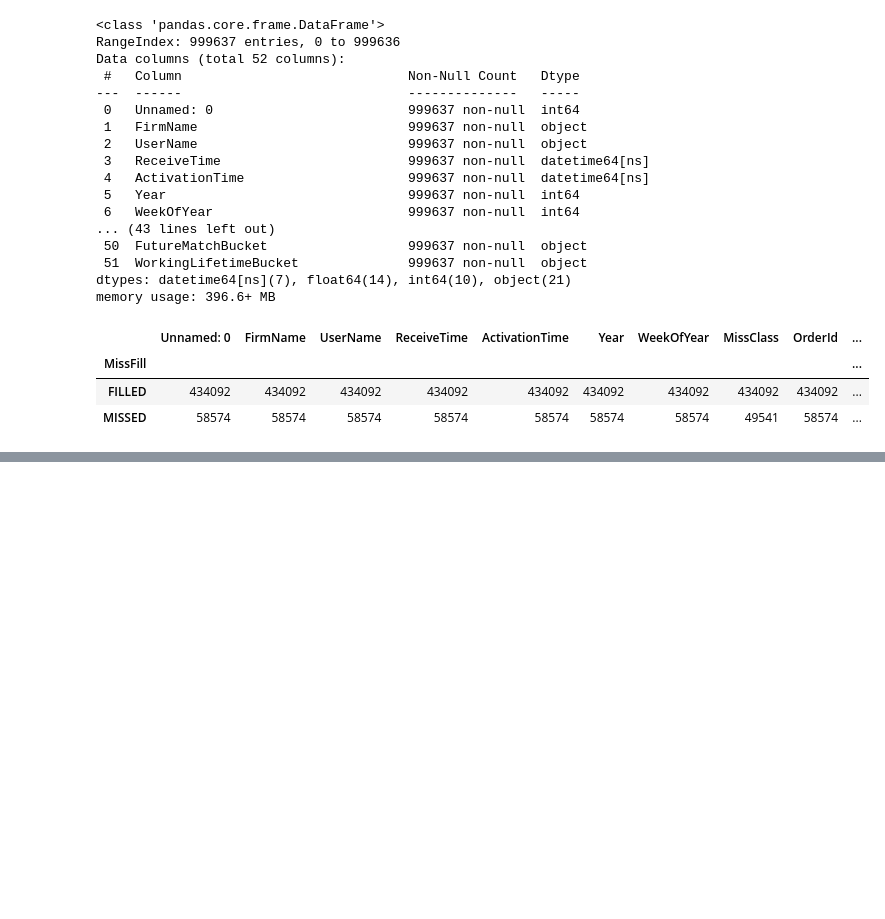
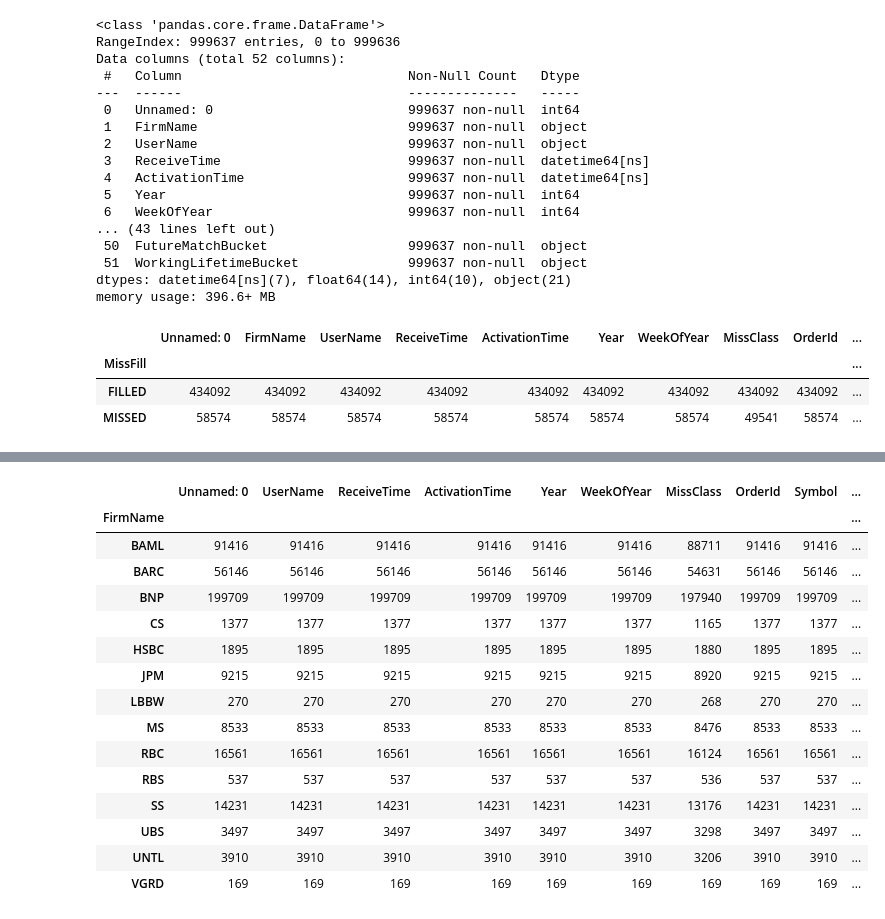
Before and after one commit to denisdunn/curex_group, a Jupyter notebook: denis_fill_miss.ipynb, the cells around one changed output, grey strips where cells are left out. Saved outputs shown, nothing was run; the diff lists cells and outputs as text; code cells hidden in the pictures; blank space fills up the shorter version.

```diff
--- a/denis_fill_miss.ipynb
+++ b/denis_fill_miss.ipynb
@@ -1273,0 +1373,19 @@ df[df['AggressivePassive']=='AGGRESSIVE'].groupby('MissFill').count()
+# %%
+df[df['OrderPlacementPosition']=='MATCH'].groupby('FirmName').count()
+# %% [output]
+|  | Unnamed: 0 | UserName | ReceiveTime | ActivationTime | Year | WeekOfYear | MissClass | OrderId | Symbol | ... |
+| FirmName |  |  |  |  |  |  |  |  |  | ... |
+| BAML | 91416 | 91416 | 91416 | 91416 | 91416 | 91416 | 88711 | 91416 | 91416 | ... |
+| BARC | 56146 | 56146 | 56146 | 56146 | 56146 | 56146 | 54631 | 56146 | 56146 | ... |
+| BNP | 199709 | 199709 | 199709 | 199709 | 199709 | 199709 | 197940 | 199709 | 199709 | ... |
+| CS | 1377 | 1377 | 1377 | 1377 | 1377 | 1377 | 1165 | 1377 | 1377 | ... |
+| HSBC | 1895 | 1895 | 1895 | 1895 | 1895 | 1895 | 1880 | 1895 | 1895 | ... |
+| JPM | 9215 | 9215 | 9215 | 9215 | 9215 | 9215 | 8920 | 9215 | 9215 | ... |
+| LBBW | 270 | 270 | 270 | 270 | 270 | 270 | 268 | 270 | 270 | ... |
+| MS | 8533 | 8533 | 8533 | 8533 | 8533 | 8533 | 8476 | 8533 | 8533 | ... |
+| RBC | 16561 | 16561 | 16561 | 16561 | 16561 | 16561 | 16124 | 16561 | 16561 | ... |
+| RBS | 537 | 537 | 537 | 537 | 537 | 537 | 536 | 537 | 537 | ... |
+| SS | 14231 | 14231 | 14231 | 14231 | 14231 | 14231 | 13176 | 14231 | 14231 | ... |
+| UBS | 3497 | 3497 | 3497 | 3497 | 3497 | 3497 | 3298 | 3497 | 3497 | ... |
+| UNTL | 3910 | 3910 | 3910 | 3910 | 3910 | 3910 | 3206 | 3910 | 3910 | ... |
+| VGRD | 169 | 169 | 169 | 169 | 169 | 169 | 169 | 169 | 169 | ... |
```
Also changed, not shown: parts of 24 cells of this notebook, 4 other files.
